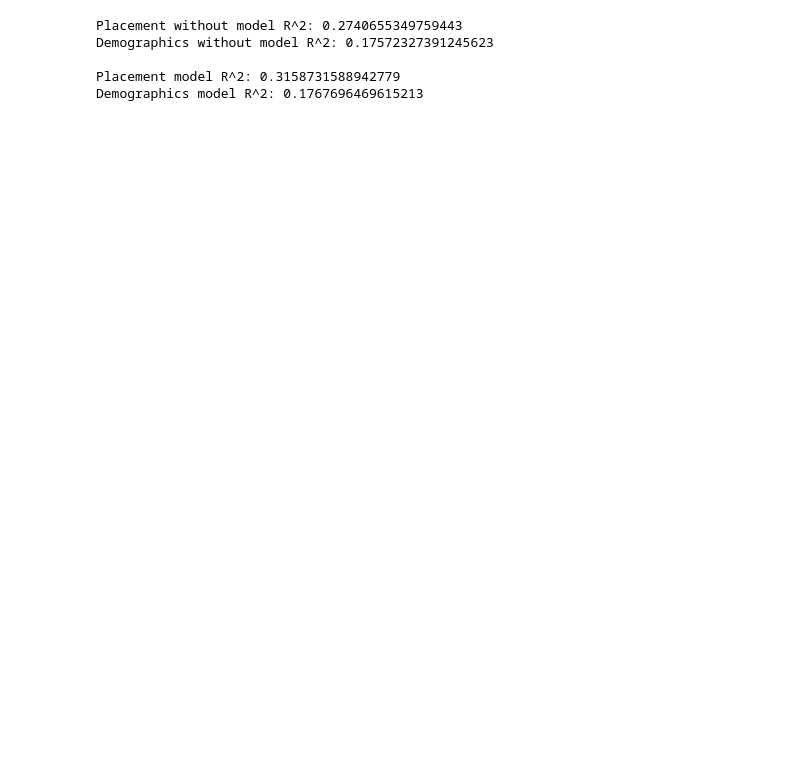
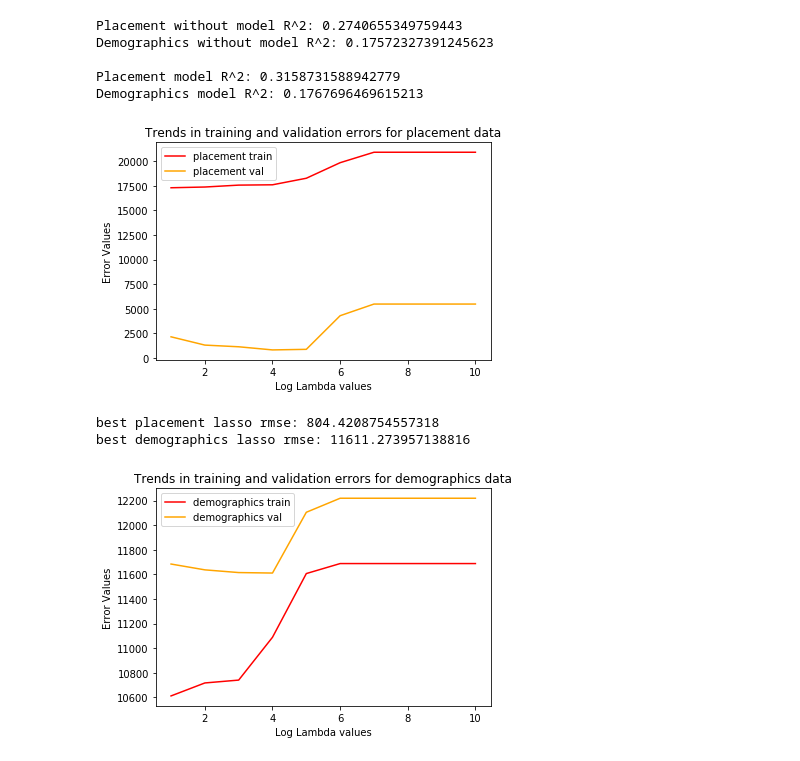
Before and after one commit to Zoheb0707/CSE_546_Project, a Jupyter notebook: ML model testing.ipynb, the cells around one changed output. Cells and saved outputs as stored; diff of their text form; code cells hidden in the pictures; blank space fills up the shorter version.

Commit message:
done testing lasso,ridge and elastic nets

```diff
--- a/ML model testing.ipynb
+++ b/ML model testing.ipynb
@@ -170,0 +157,71 @@ Test elastic nets
+# %%
+'''
+Test lasso regression
+'''
+from sklearn.linear_model import Lasso
+
+placement_train_rmse_list = []
+placement_val_rmse_list = []
+demographics_train_rmse_list = []
+demographics_val_rmse_list = []
+
+lambda_list = [10,100,1000,10000,100000,1000000,10000000,100000000,1000000000,10000000000]
+
+best_placement_lasso_model = None
+best_placement_lasso_R_sq = -float('Inf')
+best_placement_lasso_rmse = float('Inf')
+
+best_demographics_lasso_model = None
+best_demographics_lasso_R_sq = -float('Inf')
+best_demographics_lasso_rmse = float('Inf')
+
+for l in lambda_list:
+    Lasso_Model = Lasso(alpha=l,max_iter = 100000)
+
+    Lasso_Model.fit(placement_train_X,placement_train_Y)
+    current_placement_R_sq = Lasso_Model.score(placement_train_X,placement_train_Y)
+    current_placement_train_rmse = RMSE(Lasso_Model.predict(placement_train_X),placement_train_Y)
+    current_placement_val_rmse = RMSE(Lasso_Model.predict(placement_val_X),placement_val_Y)
+    placement_train_rmse_list.append(current_placement_train_rmse)
+    placement_val_rmse_list.append(current_placement_val_rmse)
+
+    if current_placement_val_rmse < best_placement_lasso_rmse:
+        best_placement_lasso_model = Lasso_Model
+        best_placement_lasso_R_sq = current_placement_R_sq
+        best_placement_lasso_rmse = current_placement_val_rmse
+
+    Lasso_Model.fit(demographics_train_X,demographics_train_Y)
+    current_demographics_R_sq = Lasso_Model.score(demographics_train_X,demographics_train_Y)
+    current_demographics_train_rmse = RMSE(Lasso_Model.predict(demographics_train_X),demographics_train_Y)
+    current_demographics_val_rmse = RMSE(Lasso_Model.predict(demographics_val_X),demographics_val_Y)
+    demographics_train_rmse_list.append(current_demographics_train_rmse)
+    demographics_val_rmse_list.append(current_demographics_val_rmse)
+
+    if current_demographics_val_rmse < best_demographics_lasso_rmse:
+        best_demographics_lasso_model = Lasso_Model
+        best_demographics_lasso_R_sq = current_demographics_R_sq
+        best_demographics_lasso_rmse = current_demographics_val_rmse
+
+lambda_list = [log(x,10) for x in lambda_list]
+plt.plot(lambda_list,placement_train_rmse_list,label = 'placement train',color = 'red')
+plt.plot(lambda_list,placement_val_rmse_list,label = 'placement val', color = 'orange')
+plt.xlabel('Log Lambda values')
+plt.ylabel('Error Values')
+plt.title('Trends in training and validation errors for placement data')
+plt.legend(loc='upper left')
+plt.show()
+print('best placement lasso rmse: ' + str(best_placement_lasso_rmse))
+print('best demographics lasso rmse: ' + str(best_demographics_lasso_rmse))
+plt.figure()
+plt.plot(lambda_list,demographics_train_rmse_list,label = 'demographics train',color = 'red')
+plt.plot(lambda_list,demographics_val_rmse_list,label = 'demographics val', color = 'orange')
+plt.xlabel('Log Lambda values')
+plt.ylabel('Error Values')
+plt.title('Trends in training and validation errors for demographics data')
+plt.legend(loc='upper left')
+plt.show()
+# %% [output]
+[figure, added]
+best placement lasso rmse: 804.4208754557318
+best demographics lasso rmse: 11611.273957138816
+[figure, added]
```
Also changed, not shown: parts of 6 cells of this notebook.
